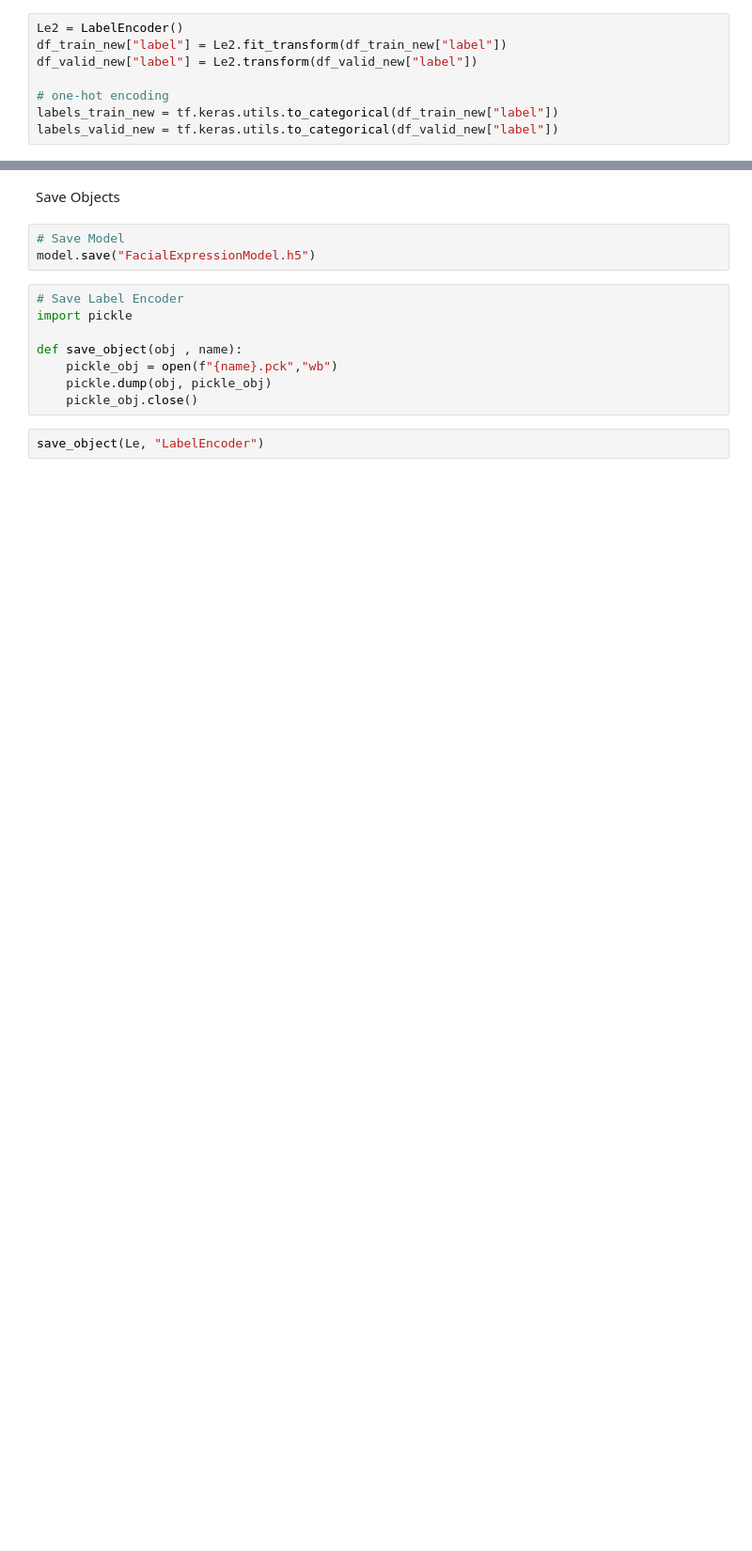
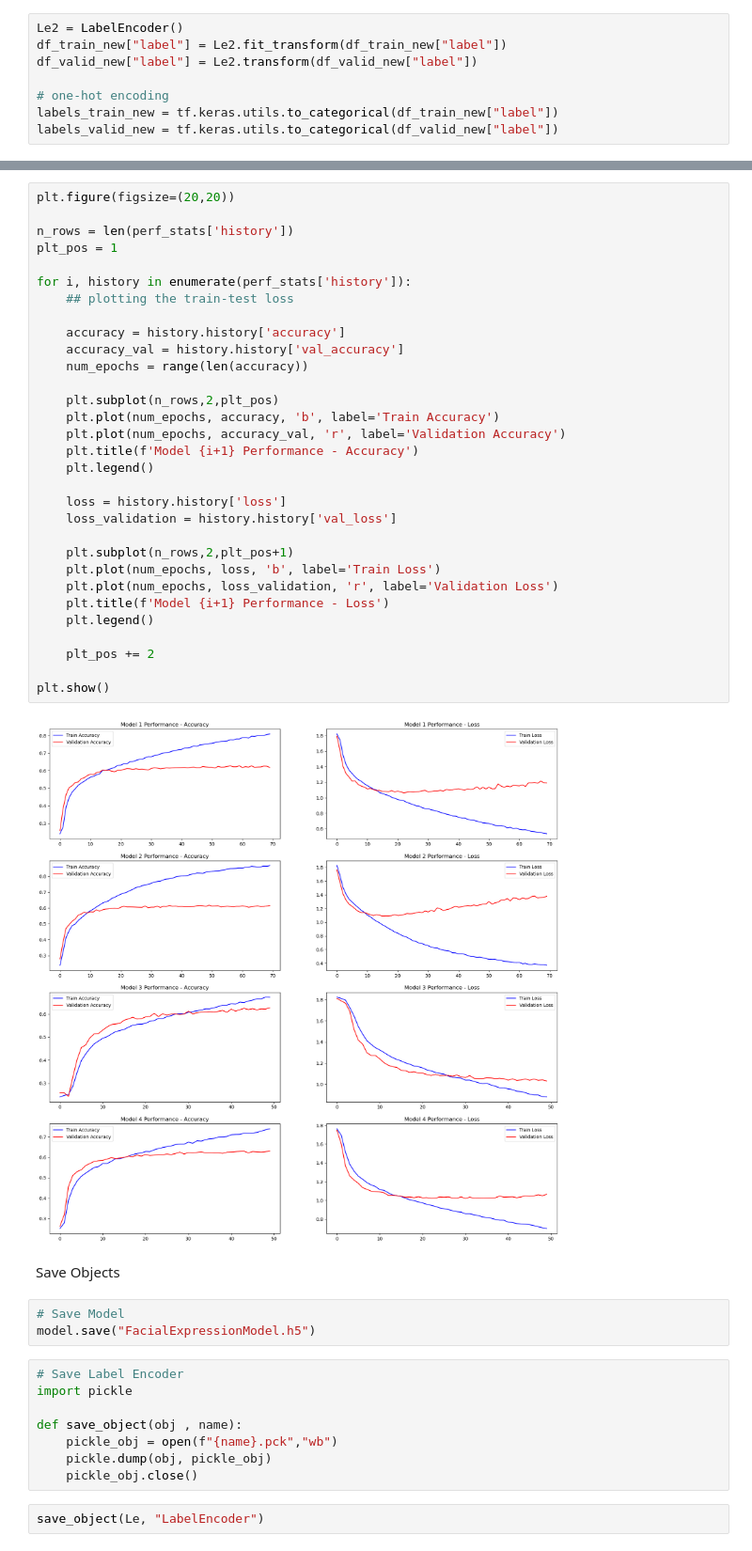
Before and after one commit to ravirajpurohit414/mscs, a Jupyter notebook: dm/facial_expression_classifier/facial-expression.ipynb, the cells around one changed output, grey strips where cells are left out. Shown at 94% size. Saved outputs shown, nothing was run; the diff lists cells and outputs as text; blank space fills up the shorter version.

```diff
--- a/dm/facial_expression_classifier/facial-expression.ipynb
+++ b/dm/facial_expression_classifier/facial-expression.ipynb
@@ -625,3 +654,36 @@ plt.show()
+# %%
+plt.figure(figsize=(20,20))
+
+n_rows = len(perf_stats['history'])
+plt_pos = 1
+
+for i, history in enumerate(perf_stats['history']):
+    ## plotting the train-test loss
+
+    accuracy = history.history['accuracy']
+    accuracy_val = history.history['val_accuracy']
+    num_epochs = range(len(accuracy))
+
+    plt.subplot(n_rows,2,plt_pos)
+    plt.plot(num_epochs, accuracy, 'b', label='Train Accuracy')
+    plt.plot(num_epochs, accuracy_val, 'r', label='Validation Accuracy')
+    plt.title(f'Model {i+1} Performance - Accuracy')
+    plt.legend()
+
+    loss = history.history['loss']
+    loss_validation = history.history['val_loss']
+
+    plt.subplot(n_rows,2,plt_pos+1)
+    plt.plot(num_epochs, loss, 'b', label='Train Loss')
+    plt.plot(num_epochs, loss_validation, 'r', label='Validation Loss')
+    plt.title(f'Model {i+1} Performance - Loss')
+    plt.legend()
+
+    plt_pos += 2
+
+plt.show()
+# %% [output]
+[figure, added]
 # %% [markdown]
 Save Objects
 # %%
```
Also changed, not shown: parts of 19 cells of this notebook, 5 other files.
